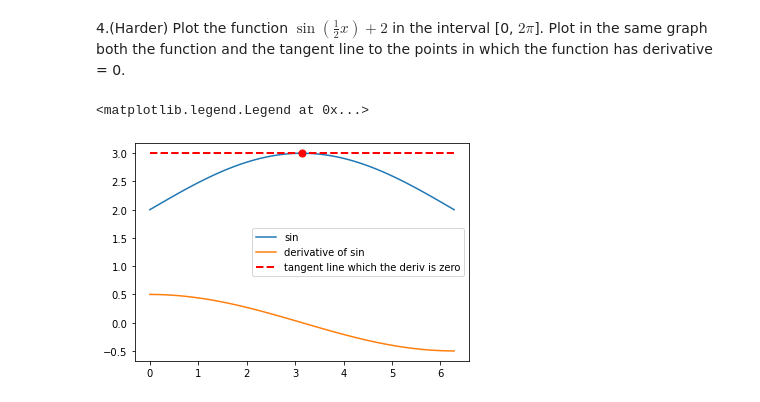
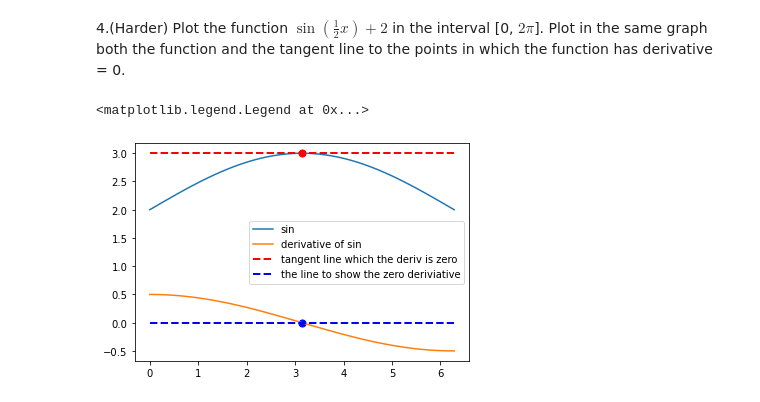
Before and after one commit to fayyoz24/ai_nov21, a Jupyter notebook: Chapter 1/10. Calculus/Drawing Functions in Python.ipynb, the cells around one changed output. Saved outputs shown, nothing was run; the diff lists cells and outputs as text; code cells hidden in the pictures.

```diff
--- a/Chapter 1/10. Calculus/Drawing Functions in Python.ipynb
+++ b/Chapter 1/10. Calculus/Drawing Functions in Python.ipynb
@@ -305,22 +305,25 @@ plt.legend(["exlog function", "deriviative_exlog"])
 # %%
 
 def sin(x):
     return np.sin(0.5*x) + 2
 x = np.linspace(0, np.pi*2, 100)
 plt.plot(x, sin(x))
 der_sin = derivative(sin, x, dx=1e-6)
 #print(der_sin)
 plt.plot(x, der_sin)
 #deriviative_of_sin = 0.5*(cos(0.5*x))
 #deriviative is zero when x = pi
 #gardient line y
+a = np.pi
 y = 0.5*np.cos(a/2) * x + np.sin(0.5*a) + 2 - 0.5*np.cos(a/2)*a
-# Choose point to plot tangent line
+# Choose point to plot tangent line, y1 is one of the point of the y es
 y1 = 3
-a = np.pi
+y2 = 0*x
 plt.scatter(a, y1, color='r', s=50)
 plt.plot(x, y, 'r--', linewidth = 2)
-plt.legend(["sin", "derivative of sin", "tangent line which the deriv is zero"])
+plt.scatter(a, 0, color='b', s=50)
+plt.plot(x, y2, 'b--', linewidth=2)
+plt.legend(["sin", "derivative of sin", "tangent line which the deriv is zero", "the line to show the zero deriviative"])
 # %% [output]
 <matplotlib.legend.Legend at 0x...>
-[figure, old version]
+[figure, new version]
```
Also changed, not shown: parts of 2 cells of this notebook.
